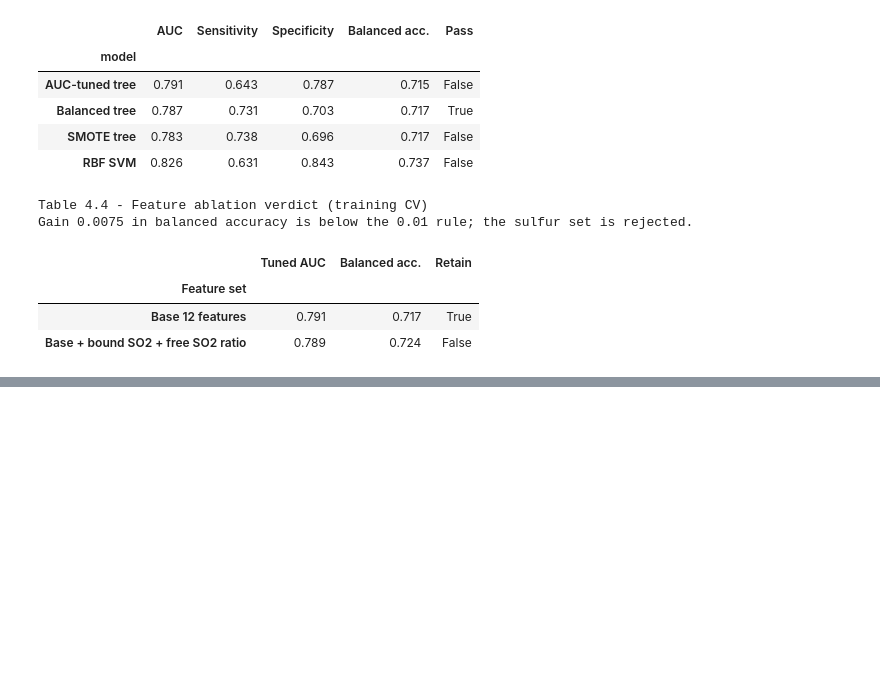
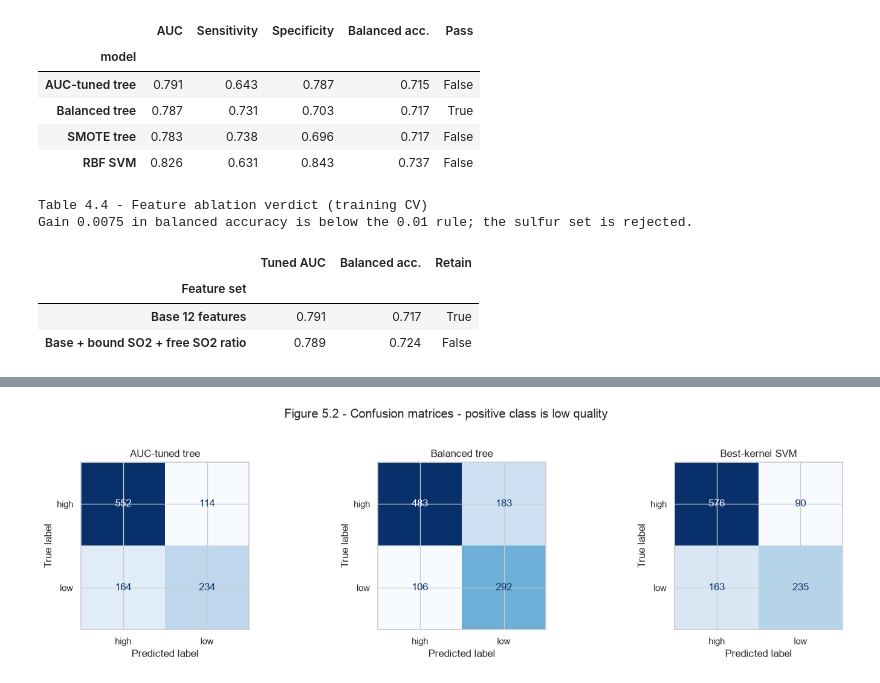
Before and after one commit to lfariabr/masters-swe-ai, a Jupyter notebook: 2026-T2/MLN/assignments/Assessment2/notebook/MLN601FariaLuisBrief2v7.ipynb, the cells around one changed output, grey strips where cells are left out. Cells and saved outputs as stored; diff of their text form; code cells hidden in the pictures; blank space fills up the shorter version.

```diff
--- a/2026-T2/MLN/assignments/Assessment2/notebook/MLN601FariaLuisBrief2v7.ipynb
+++ b/2026-T2/MLN/assignments/Assessment2/notebook/MLN601FariaLuisBrief2v7.ipynb
@@ -834,0 +947,18 @@ Gain 0.0075 in balanced accuracy is below the 0.01 rule; the sulfur set is rejec
+# %%
+comparison_models = {
+    "AUC-tuned tree": dt_auc,
+    "Balanced tree": dt_balanced,
+    "Best-kernel SVM": svm_best,
+}
+fig, axes = plt.subplots(1, 3, figsize=(15, 4.2))
+for ax, (name, model) in zip(axes, comparison_models.items()):
+    cm = confusion_matrix(y_test, model.predict(X_test), labels=[0, 1])
+    ConfusionMatrixDisplay(cm, display_labels=["high", "low"]).plot(
+        ax=ax, cmap="Blues", colorbar=False)
+    ax.set_title(name)
+fig.suptitle("Figure 5.2 - Confusion matrices - positive class is low quality", y=1.03)
+plt.tight_layout()
+plt.savefig(FIG_DIR / "v7_confusion_matrices.png", dpi=120, bbox_inches="tight")
+plt.show()
+# %% [output]
+[figure, added]
```
Also changed, not shown: parts of 9 cells of this notebook, 8 other files.
